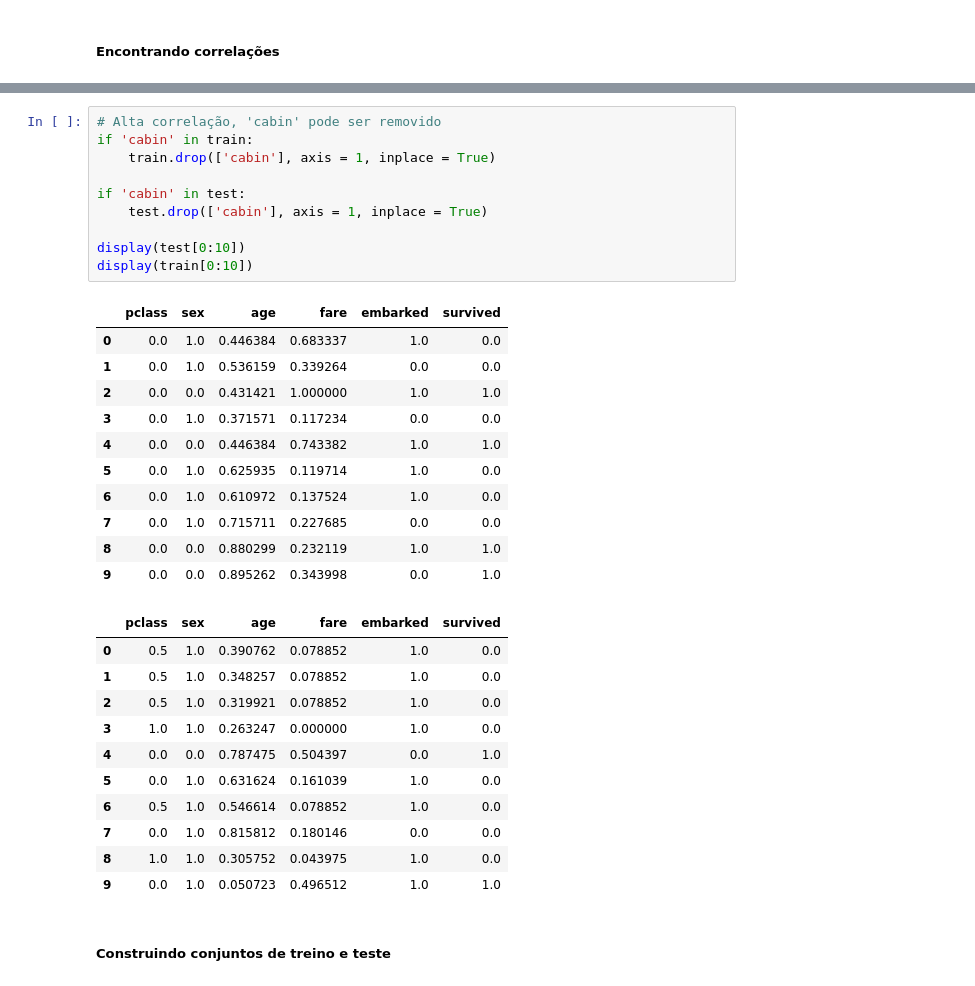
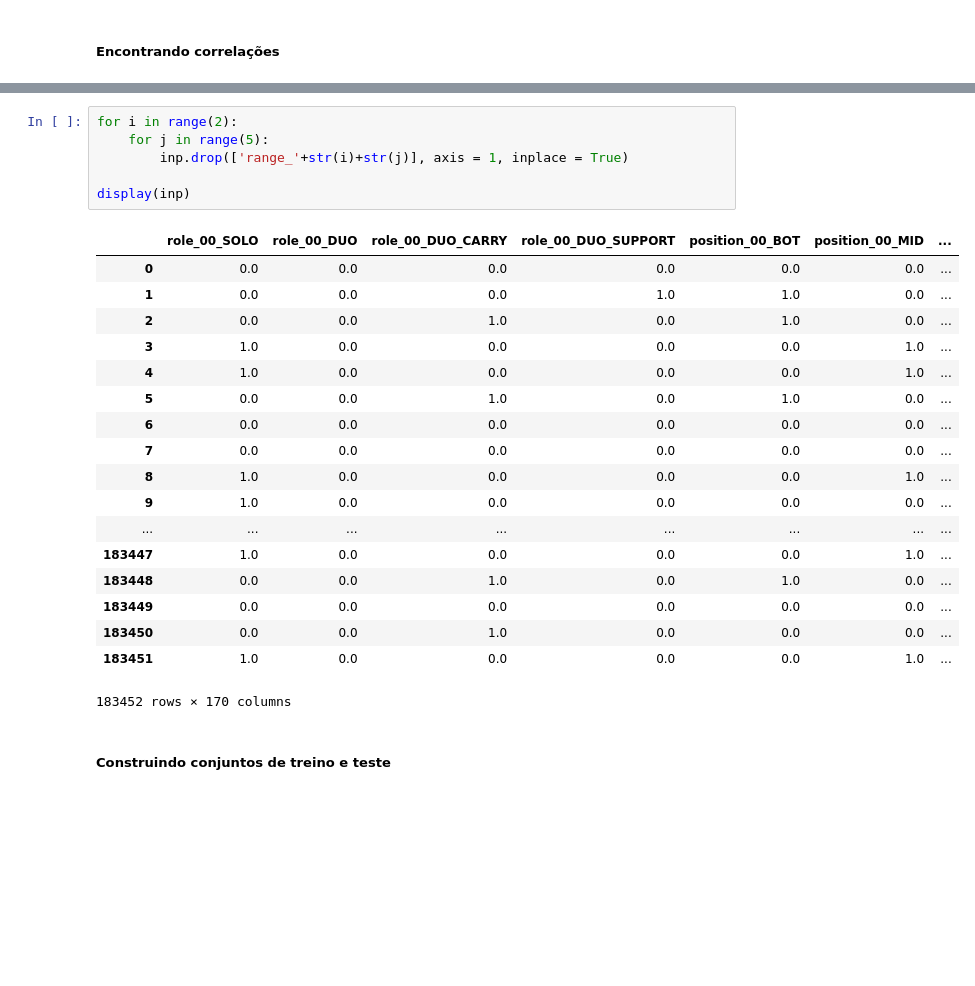
Before and after one commit to matheus-praxedes/Deep-learning, a Jupyter notebook: src/list2_dm.ipynb, the cells around one changed output, grey strips where cells are left out. Saved outputs shown, nothing was run; the diff lists cells and outputs as text; blank space fills up the shorter version.

```diff
--- a/src/list2_dm.ipynb
+++ b/src/list2_dm.ipynb
@@ -242,36 +248,28 @@ sns.heatmap(corr, mask = np.zeros_like(corr, dtype = np.bool), cmap = sns.diverg
-# %%
-# Alta correlação, 'cabin' pode ser removido
-if 'cabin' in train:
-    train.drop(['cabin'], axis = 1, inplace = True)
-
-if 'cabin' in test:
-    test.drop(['cabin'], axis = 1, inplace = True)
-
-display(test[0:10])
-display(train[0:10])
-# %% [output]
-|  | pclass | sex | age | fare | embarked | survived |
-| 0 | 0.0 | 1.0 | 0.446384 | 0.683337 | 1.0 | 0.0 |
-| 1 | 0.0 | 1.0 | 0.536159 | 0.339264 | 0.0 | 0.0 |
-| 2 | 0.0 | 0.0 | 0.431421 | 1.000000 | 1.0 | 1.0 |
-| 3 | 0.0 | 1.0 | 0.371571 | 0.117234 | 0.0 | 0.0 |
-| 4 | 0.0 | 0.0 | 0.446384 | 0.743382 | 1.0 | 1.0 |
-| 5 | 0.0 | 1.0 | 0.625935 | 0.119714 | 1.0 | 0.0 |
-| 6 | 0.0 | 1.0 | 0.610972 | 0.137524 | 1.0 | 0.0 |
-| 7 | 0.0 | 1.0 | 0.715711 | 0.227685 | 0.0 | 0.0 |
-| 8 | 0.0 | 0.0 | 0.880299 | 0.232119 | 1.0 | 1.0 |
-| 9 | 0.0 | 0.0 | 0.895262 | 0.343998 | 0.0 | 1.0 |
-|  | pclass | sex | age | fare | embarked | survived |
-| 0 | 0.5 | 1.0 | 0.390762 | 0.078852 | 1.0 | 0.0 |
-| 1 | 0.5 | 1.0 | 0.348257 | 0.078852 | 1.0 | 0.0 |
-| 2 | 0.5 | 1.0 | 0.319921 | 0.078852 | 1.0 | 0.0 |
-| 3 | 1.0 | 1.0 | 0.263247 | 0.000000 | 1.0 | 0.0 |
-| 4 | 0.0 | 0.0 | 0.787475 | 0.504397 | 0.0 | 1.0 |
-| 5 | 0.0 | 1.0 | 0.631624 | 0.161039 | 1.0 | 0.0 |
-| 6 | 0.5 | 1.0 | 0.546614 | 0.078852 | 1.0 | 0.0 |
-| 7 | 0.0 | 1.0 | 0.815812 | 0.180146 | 0.0 | 0.0 |
-| 8 | 1.0 | 1.0 | 0.305752 | 0.043975 | 1.0 | 0.0 |
-| 9 | 0.0 | 1.0 | 0.050723 | 0.496512 | 1.0 | 1.0 |
+# %%
+for i in range(2):
+    for j in range(5):
+        inp.drop(['range_'+str(i)+str(j)], axis = 1, inplace = True)
+
+display(inp)
+# %% [output]
+|  | role_00_SOLO | role_00_DUO | role_00_DUO_CARRY | role_00_DUO_SUPPORT | position_00_BOT | position_00_MID | ... |
+| 0 | 0.0 | 0.0 | 0.0 | 0.0 | 0.0 | 0.0 | ... |
+| 1 | 0.0 | 0.0 | 0.0 | 1.0 | 1.0 | 0.0 | ... |
+| 2 | 0.0 | 0.0 | 1.0 | 0.0 | 1.0 | 0.0 | ... |
+| 3 | 1.0 | 0.0 | 0.0 | 0.0 | 0.0 | 1.0 | ... |
+| 4 | 1.0 | 0.0 | 0.0 | 0.0 | 0.0 | 1.0 | ... |
+| 5 | 0.0 | 0.0 | 1.0 | 0.0 | 1.0 | 0.0 | ... |
+| 6 | 0.0 | 0.0 | 0.0 | 0.0 | 0.0 | 0.0 | ... |
+| 7 | 0.0 | 0.0 | 0.0 | 0.0 | 0.0 | 0.0 | ... |
+| 8 | 1.0 | 0.0 | 0.0 | 0.0 | 0.0 | 1.0 | ... |
+| 9 | 1.0 | 0.0 | 0.0 | 0.0 | 0.0 | 0.0 | ... |
+| ... | ... | ... | ... | ... | ... | ... | ... |
+| 183447 | 1.0 | 0.0 | 0.0 | 0.0 | 0.0 | 1.0 | ... |
+| 183448 | 0.0 | 0.0 | 1.0 | 0.0 | 1.0 | 0.0 | ... |
+| 183449 | 0.0 | 0.0 | 0.0 | 0.0 | 0.0 | 0.0 | ... |
+| 183450 | 0.0 | 0.0 | 1.0 | 0.0 | 0.0 | 0.0 | ... |
+| 183451 | 1.0 | 0.0 | 0.0 | 0.0 | 0.0 | 1.0 | ... |
+183452 rows × 170 columns
 # %% [markdown]
 ##### Construindo conjuntos de treino e teste
 # %%
```
Also changed, not shown: parts of 20 cells of this notebook, 8 other files.
